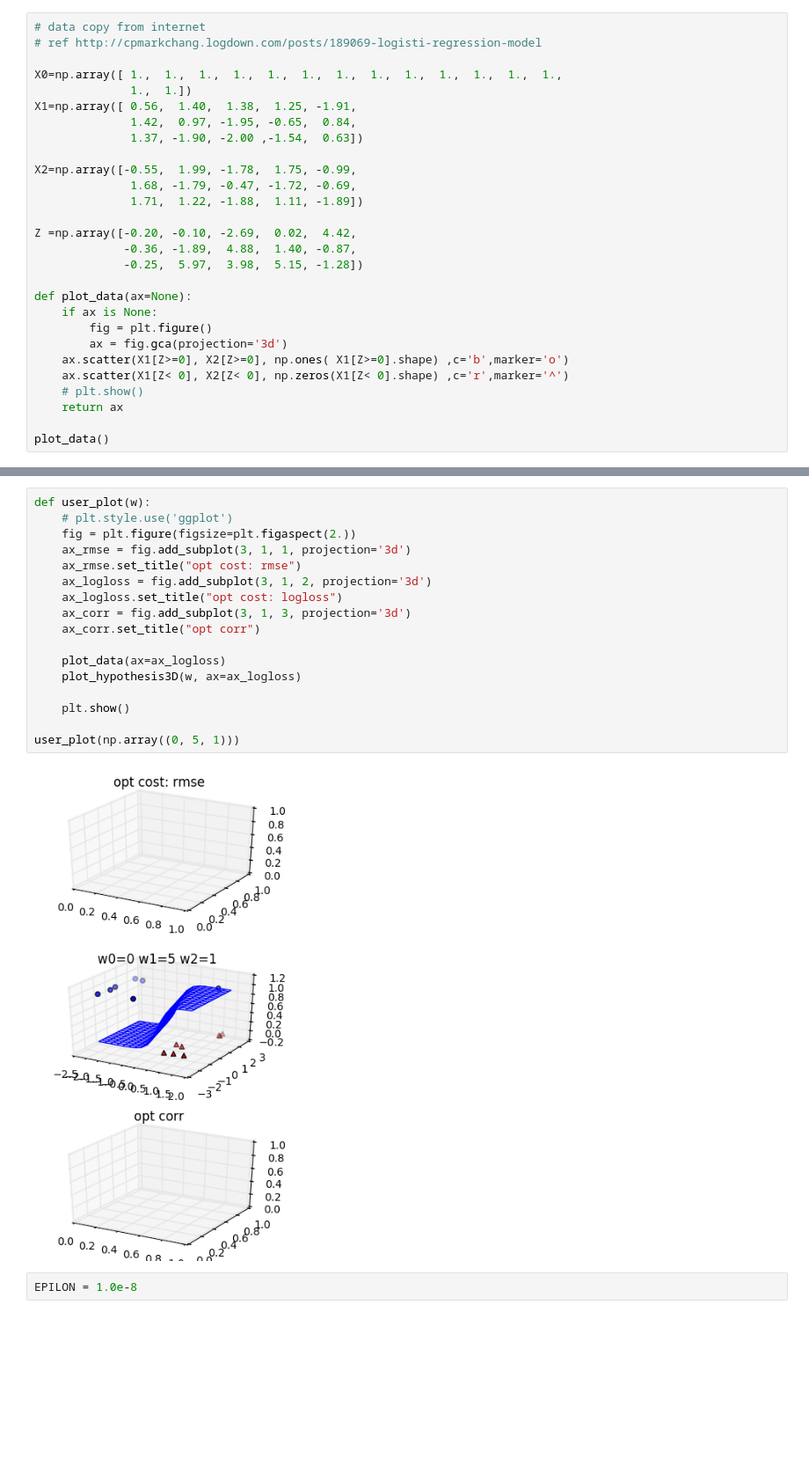
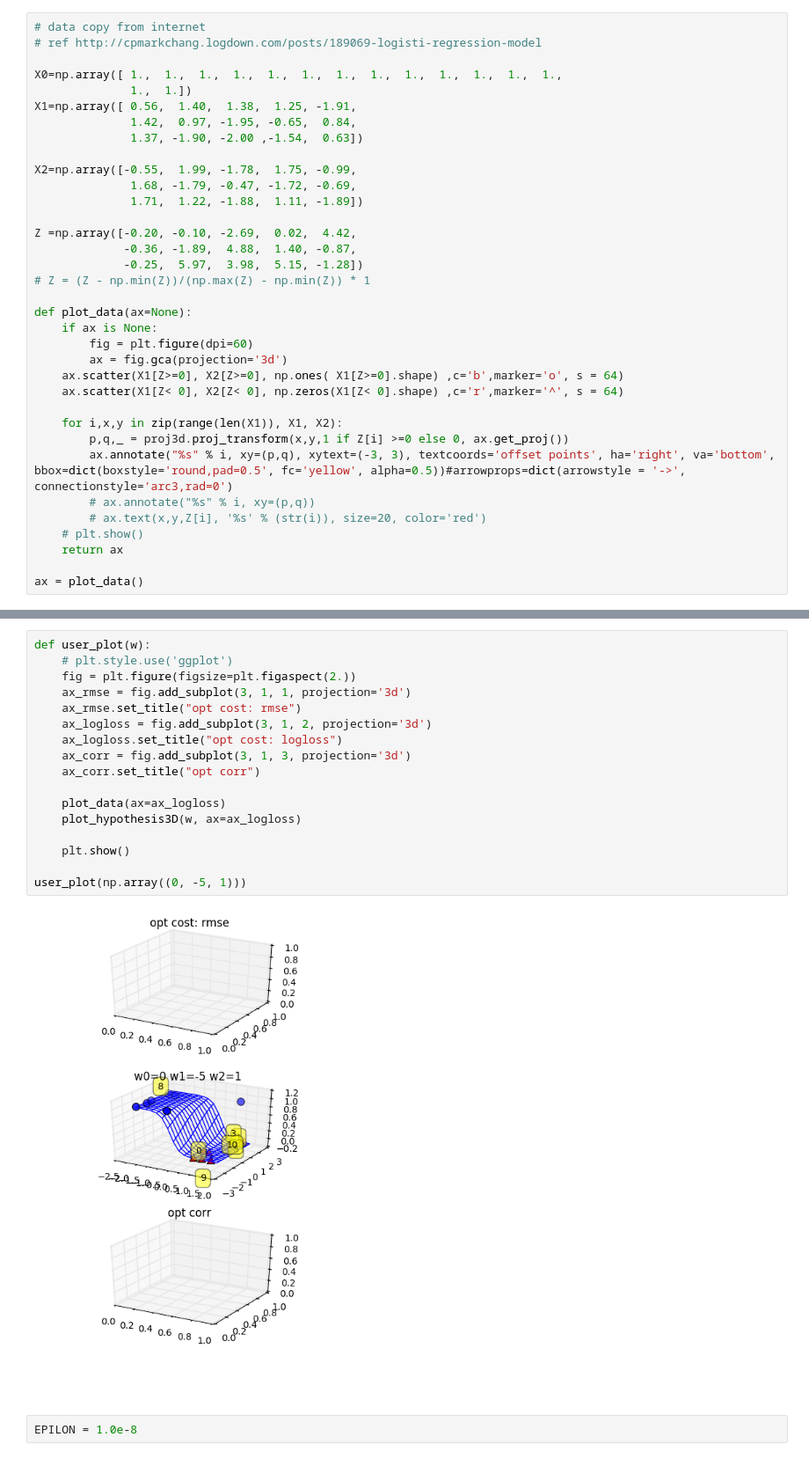
Before and after one commit to yiakwy/yiakwy.github.io, a Jupyter notebook: Correlation Metrics/corr.ipynb, the cells around one changed output, grey strips where cells are left out. Shown at 88% size. Cells and saved outputs as stored; diff of their text form; blank space fills up the shorter version.

```diff
--- a/Correlation Metrics/corr.ipynb
+++ b/Correlation Metrics/corr.ipynb
@@ -60,15 +61,22 @@ X2=np.array([-0.55,  1.99, -1.78,  1.75, -0.99,
 Z =np.array([-0.20, -0.10, -2.69,  0.02,  4.42,
              -0.36, -1.89,  4.88,  1.40, -0.87,
              -0.25,  5.97,  3.98,  5.15, -1.28])
+# Z = (Z - np.min(Z))/(np.max(Z) - np.min(Z)) * 1
 
 def plot_data(ax=None):
     if ax is None:
-        fig = plt.figure()
+        fig = plt.figure(dpi=60)
         ax = fig.gca(projection='3d')
-    ax.scatter(X1[Z>=0], X2[Z>=0], np.ones( X1[Z>=0].shape) ,c='b',marker='o')
-    ax.scatter(X1[Z< 0], X2[Z< 0], np.zeros(X1[Z< 0].shape) ,c='r',marker='^')
+    ax.scatter(X1[Z>=0], X2[Z>=0], np.ones( X1[Z>=0].shape) ,c='b',marker='o', s = 64)
+    ax.scatter(X1[Z< 0], X2[Z< 0], np.zeros(X1[Z< 0].shape) ,c='r',marker='^', s = 64)
+
+    for i,x,y in zip(range(len(X1)), X1, X2):
+        p,q,_ = proj3d.proj_transform(x,y,1 if Z[i] >=0 else 0, ax.get_proj())
+        ax.annotate("%s" % i, xy=(p,q), xytext=(-3, 3), textcoords='offset points', ha='right', va='bottom', bbox=dict(boxstyle='round,pad=0.5', fc='yellow', alpha=0.5))#arrowprops=dict(arrowstyle = '->', connectionstyle='arc3,rad=0')
+        # ax.annotate("%s" % i, xy=(p,q))
+        # ax.text(x,y,Z[i], '%s' % (str(i)), size=20, color='red')
     # plt.show()
     return ax
 
-plot_data()
+ax = plot_data()
 # %% [output]
@@ -77,22 +84,22 @@ plot_data()
 # %%
 def user_plot(w):
     # plt.style.use('ggplot')
     fig = plt.figure(figsize=plt.figaspect(2.))
     ax_rmse = fig.add_subplot(3, 1, 1, projection='3d')
     ax_rmse.set_title("opt cost: rmse")
     ax_logloss = fig.add_subplot(3, 1, 2, projection='3d')
     ax_logloss.set_title("opt cost: logloss")
     ax_corr = fig.add_subplot(3, 1, 3, projection='3d')
     ax_corr.set_title("opt corr")
 
     plot_data(ax=ax_logloss)
     plot_hypothesis3D(w, ax=ax_logloss)
 
     plt.show()
 
-user_plot(np.array((0, 5, 1)))
+user_plot(np.array((0, -5, 1)))
 # %% [output]
-[figure, old version]
+[figure, new version]
 # %%
 EPILON = 1.0e-8
 # %%
```
Also changed, not shown: parts of 8 cells of this notebook, 1 other file.
